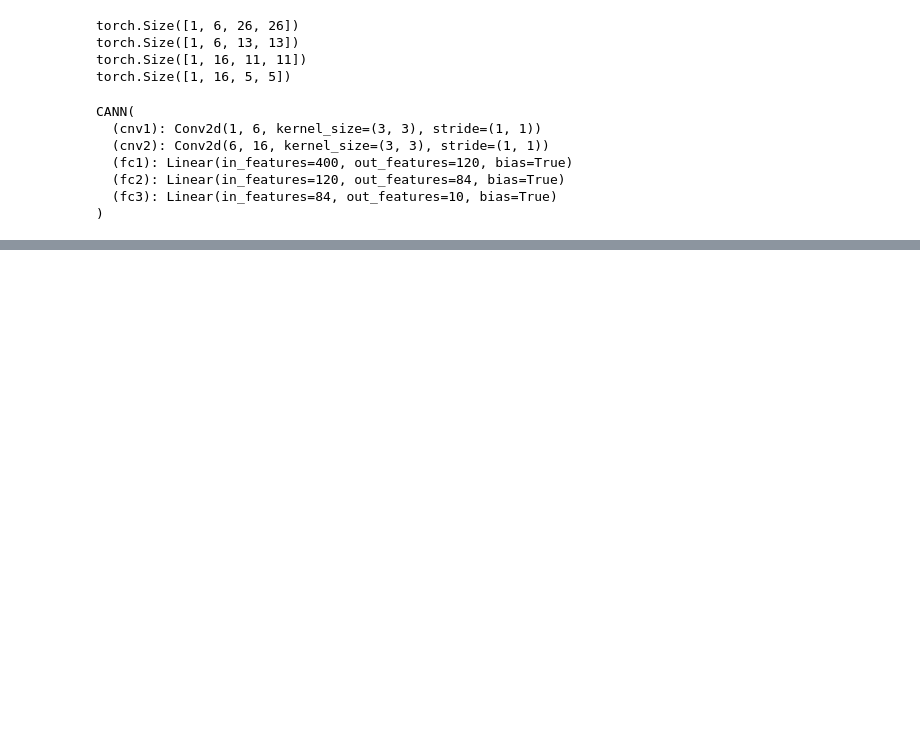
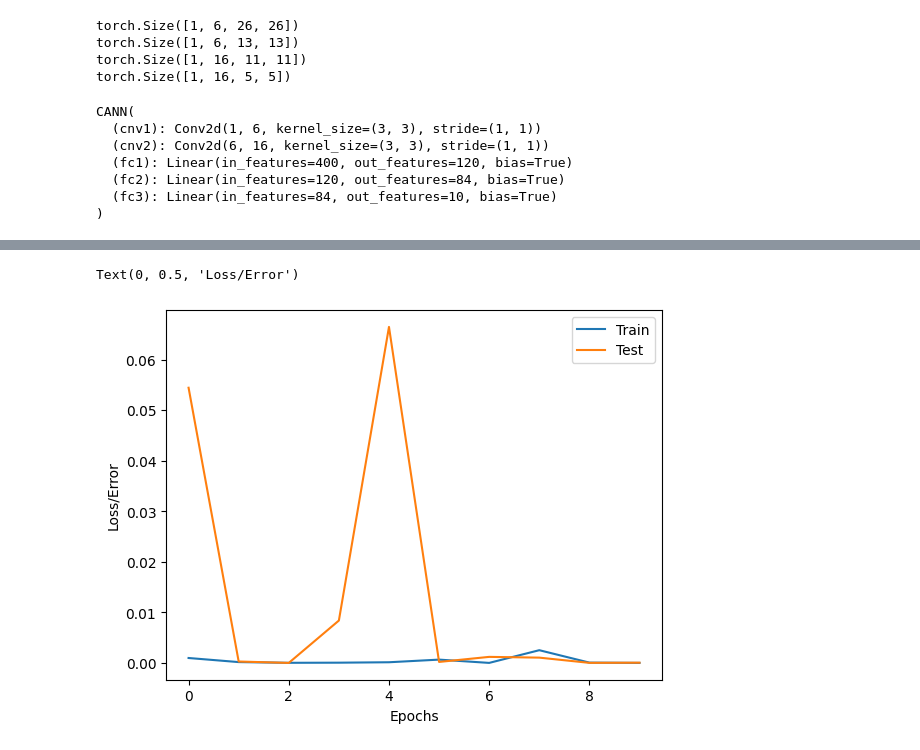
Before and after one commit to JMSBornot/PytorchCourseDL, a Jupyter notebook: simple_CNN.ipynb, the cells around one changed output, grey strips where cells are left out. Drawn from its saved outputs; the diff is of its cells as text; code cells hidden in the pictures; blank space fills up the shorter version.

```diff
--- a/simple_CNN.ipynb
+++ b/simple_CNN.ipynb
@@ -191,0 +224,9 @@ Training took: 5.502863295873007 minutes!
+# %%
+plt.plot([x.data for x in trainLoss], label="Train")
+plt.plot(testLoss, label="Test")
+plt.legend()
+plt.xlabel('Epochs')
+plt.ylabel('Loss/Error')
+# %% [output]
+Text(0, 0.5, 'Loss/Error')
+[figure, added]
```
Also changed, not shown: parts of 6 cells of this notebook.
